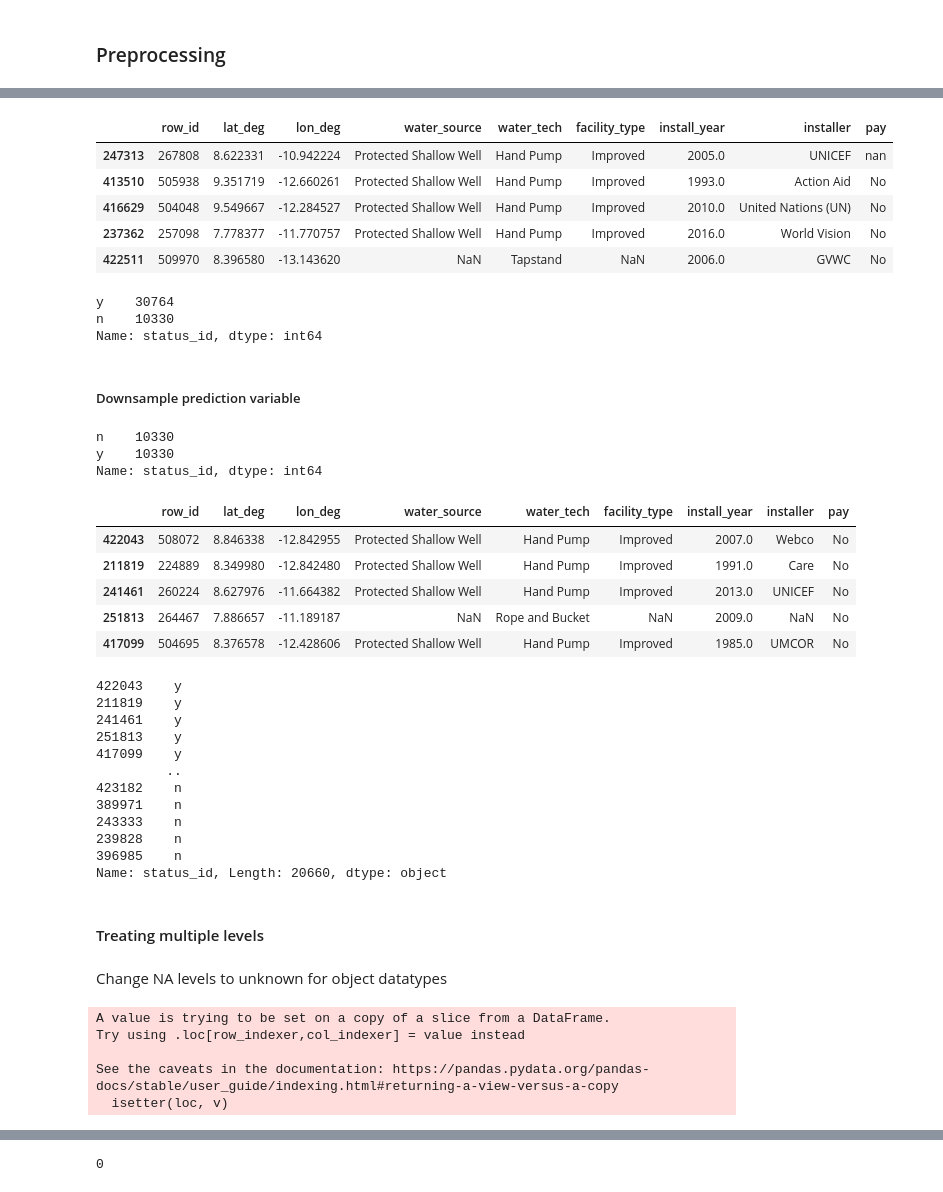
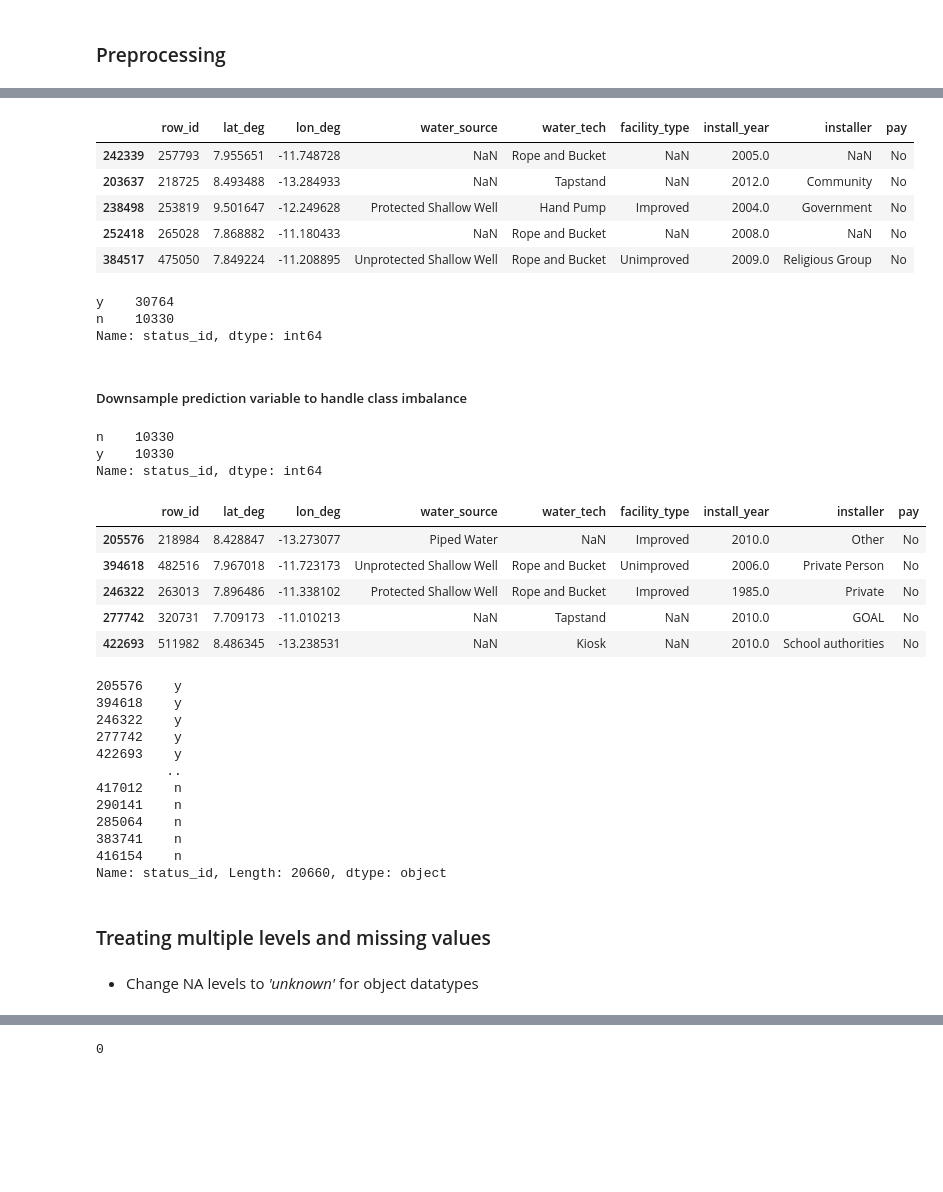
Before and after one commit to saniya-k/WaterSources, a Jupyter notebook: PredictWaterAvailability.ipynb, the cells around one changed output, grey strips where cells are left out. Drawn from its saved outputs; the diff is of its cells as text; code cells hidden in the pictures; blank space fills up the shorter version.

```diff
--- a/PredictWaterAvailability.ipynb
+++ b/PredictWaterAvailability.ipynb
@@ -141,2 +203,2 @@ Dropping unused columns such as country name, status and report_date
 # %%
-water=df[df.columns[~df.columns.isin(['country_name','status','report_date'])]]
+water=df[df.columns[~df.columns.isin(['country_name','status','report_date'])]].copy()
@@ -234,7 +303,2 @@ Name: water_source, dtype: int64
 # %%
-# collapse multiple paytypes..
-# if starts with No just say No, if starts with Yes, Say yes..null stay the same and otherwise its complicate\d
-water['pay']=np.where(water['pay'].str.startswith('No', na=False),'No',np.where(water['pay'].str.startswith('Yes', na=False),'Yes',np.where(water['pay'].isna(), np.nan,'its complicated')))
-#water.loc[water['pay'].str.startswith('No', na=False),'pay']='No'
-#water.loc[water['pay'].str.startswith('Yes', na=False),'pay']='Yes'
-#water.loc[water['pay'].str.startswith('No', na=False),'pay']='No'
+water.loc[:,'pay']=np.where(water['pay'].str.startswith('No', na=False),'No',np.where(water['pay'].str.startswith('Yes', na=False),'Yes',np.where(water['pay'].isna(), np.nan,'its complicated')))
@@ -307,8 +365,8 @@ plt.show()
 # %%
 #stratified split by 'status_id' into training and testing
 #X=water[water.columns[~water.columns.isin(['status_id'])]]#.values
-X=water
-y=water.loc[:,'status_id']#.values #.values converts to numpy ndarray needed for stratfied k fold
+X=water.copy()
+y=water.loc[:,'status_id'].copy()#.values #.values converts to numpy ndarray needed for stratfied k fold
 X_train, X_test, y_train, y_test = train_test_split(X, y,
                                                     stratify=y,
                                                     test_size=0.25)
@@ -317,11 +375,11 @@ X_test=X_test[X_test.columns[~X_test.columns.isin(['status_id'])]]
 X_test.head()
 # %% [output]
 |  | row_id | lat_deg | lon_deg | water_source | water_tech | facility_type | install_year | installer | pay |
-| 247313 | 267808 | 8.622331 | -10.942224 | Protected Shallow Well | Hand Pump | Improved | 2005.0 | UNICEF | nan |
-| 413510 | 505938 | 9.351719 | -12.660261 | Protected Shallow Well | Hand Pump | Improved | 1993.0 | Action Aid | No |
-| 416629 | 504048 | 9.549667 | -12.284527 | Protected Shallow Well | Hand Pump | Improved | 2010.0 | United Nations (UN) | No |
-| 237362 | 257098 | 7.778377 | -11.770757 | Protected Shallow Well | Hand Pump | Improved | 2016.0 | World Vision | No |
-| 422511 | 509970 | 8.396580 | -13.143620 | NaN | Tapstand | NaN | 2006.0 | GVWC | No |
+| 242339 | 257793 | 7.955651 | -11.748728 | NaN | Rope and Bucket | NaN | 2005.0 | NaN | No |
+| 203637 | 218725 | 8.493488 | -13.284933 | NaN | Tapstand | NaN | 2012.0 | Community | No |
+| 238498 | 253819 | 9.501647 | -12.249628 | Protected Shallow Well | Hand Pump | Improved | 2004.0 | Government | No |
+| 252418 | 265028 | 7.868882 | -11.180433 | NaN | Rope and Bucket | NaN | 2008.0 | NaN | No |
+| 384517 | 475050 | 7.849224 | -11.208895 | Unprotected Shallow Well | Rope and Bucket | Unimproved | 2009.0 | Religious Group | No |
 # %%
 X_train.status_id.value_counts()
 # %% [output]
@@ -329,7 +387,7 @@ y    30764
 n    10330
 Name: status_id, dtype: int64
 # %% [markdown]
-##### Downsample prediction variable
+##### Downsample prediction variable to handle class imbalance
 # %%
 #downsample
 # Separate majority and minority classes
@@ -352,43 +410,37 @@ n    10330
 y    10330
 Name: status_id, dtype: int64
 # %%
-X_train=X_train_downsampled
+X_train=X_train_downsampled.copy()
 y_train=X_train.loc[:,'status_id']
 X_train=X_train[X_train.columns[~X_train.columns.isin(['status_id'])]]
 X_train.head()
 # %% [output]
 |  | row_id | lat_deg | lon_deg | water_source | water_tech | facility_type | install_year | installer | pay |
-| 422043 | 508072 | 8.846338 | -12.842955 | Protected Shallow Well | Hand Pump | Improved | 2007.0 | Webco | No |
-| 211819 | 224889 | 8.349980 | -12.842480 | Protected Shallow Well | Hand Pump | Improved | 1991.0 | Care | No |
-| 241461 | 260224 | 8.627976 | -11.664382 | Protected Shallow Well | Hand Pump | Improved | 2013.0 | UNICEF | No |
-| 251813 | 264467 | 7.886657 | -11.189187 | NaN | Rope and Bucket | NaN | 2009.0 | NaN | No |
-| 417099 | 504695 | 8.376578 | -12.428606 | Protected Shallow Well | Hand Pump | Improved | 1985.0 | UMCOR | No |
+| 205576 | 218984 | 8.428847 | -13.273077 | Piped Water | NaN | Improved | 2010.0 | Other | No |
+| 394618 | 482516 | 7.967018 | -11.723173 | Unprotected Shallow Well | Rope and Bucket | Unimproved | 2006.0 | Private Person | No |
+| 246322 | 263013 | 7.896486 | -11.338102 | Protected Shallow Well | Rope and Bucket | Improved | 1985.0 | Private | No |
+| 277742 | 320731 | 7.709173 | -11.010213 | NaN | Tapstand | NaN | 2010.0 | GOAL | No |
+| 422693 | 511982 | 8.486345 | -13.238531 | NaN | Kiosk | NaN | 2010.0 | School authorities | No |
 # %%
 y_train
 # %% [output]
-422043    y
-211819    y
-241461    y
-251813    y
-417099    y
+205576    y
+394618    y
+246322    y
+277742    y
+422693    y
          ..
-423182    n
-389971    n
-243333    n
-239828    n
-396985    n
+417012    n
+290141    n
+285064    n
+383741    n
+416154    n
 Name: status_id, Length: 20660, dtype: object
 # %% [markdown]
-#### Treating multiple levels
+### Treating multiple levels and missing values
 # %% [markdown]
-Change NA levels to unknown for object datatypes
+- Change NA levels to *'unknown'* for object datatypes
 # %%
 #fill NA by 'unknown' level for object dtypes , replace less frequent levels by 'other'
 X_train.loc[:,X_train.select_dtypes(include = ["object"]).columns] = X_train.select_dtypes(include=['object']).apply(lambda x :x.fillna('unknown'))
 #X_train.fillna('unknown')
-# %% [output]
-A value is trying to be set on a copy of a slice from a DataFrame.
-Try using .loc[row_indexer,col_indexer] = value instead
-
-See the caveats in the documentation: https://pandas.pydata.org/pandas-docs/stable/user_guide/indexing.html#returning-a-view-versus-a-copy
-  isetter(loc, v)
```
Also changed, not shown: parts of 81 cells of this notebook.
